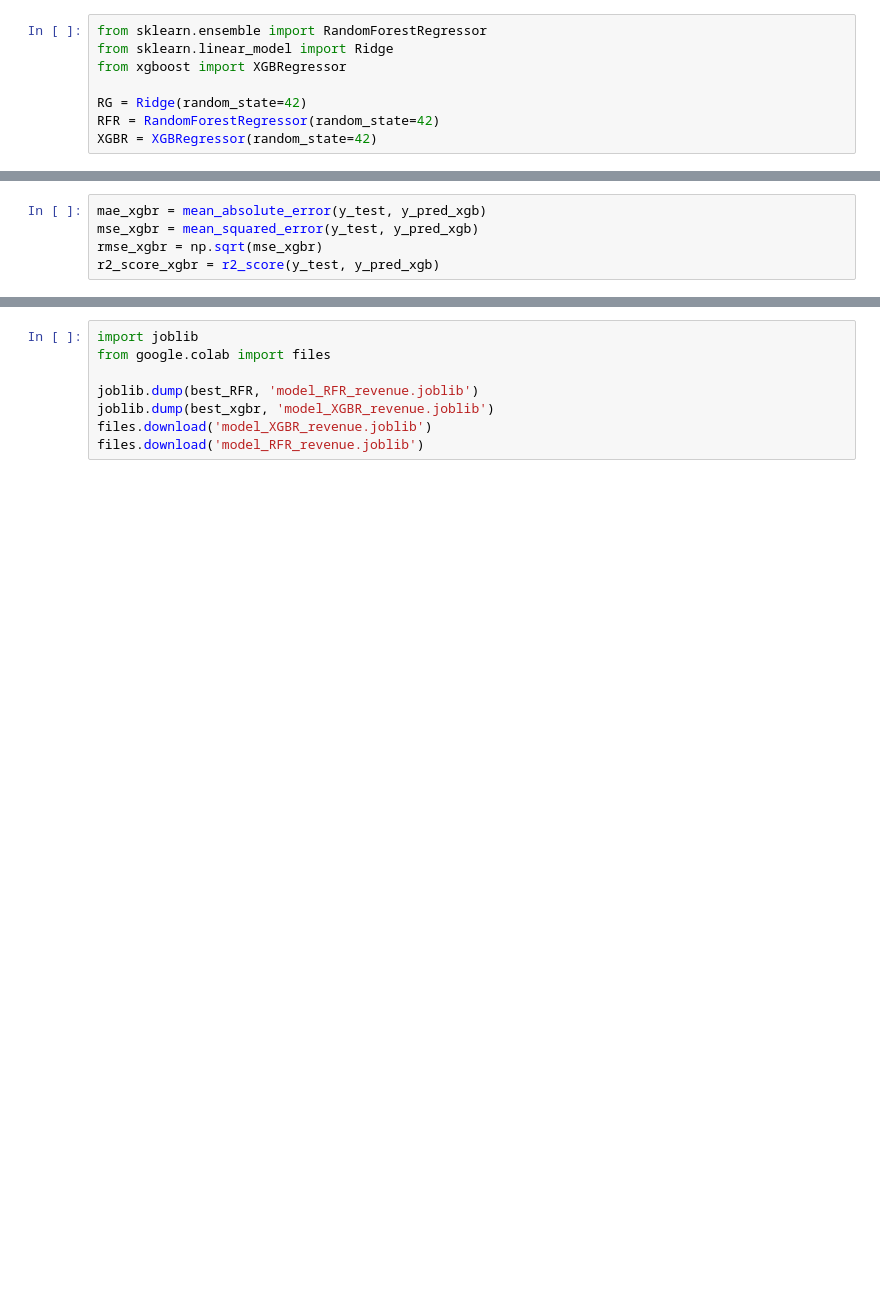
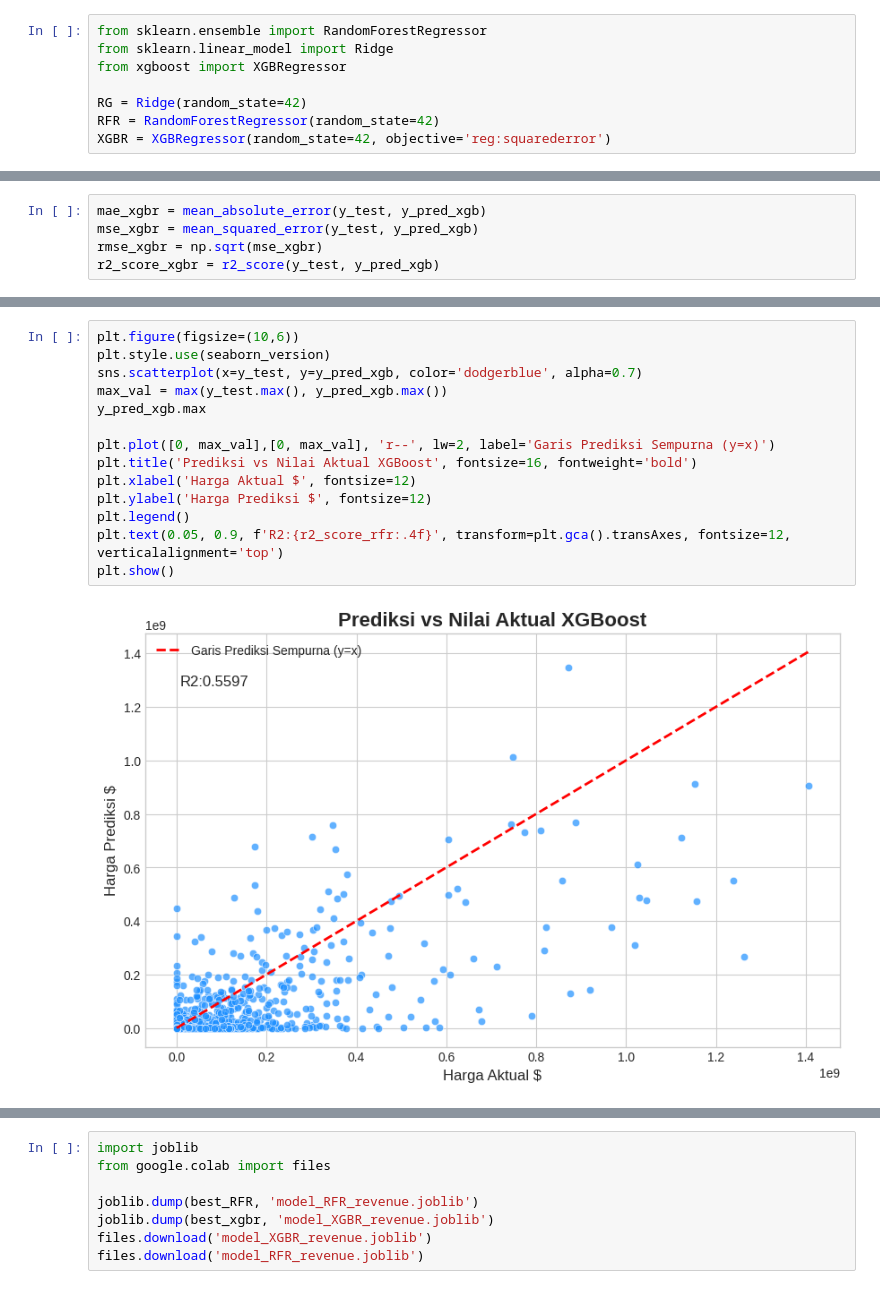
Before and after one commit to andiubaid09/Movie-Metadata-Intelligence, a Jupyter notebook: notebooks/03_Movie_Revenue_Prediction.ipynb, the cells around one changed output, grey strips where cells are left out. Saved outputs shown, nothing was run; the diff lists cells and outputs as text; blank space fills up the shorter version.

```diff
--- a/notebooks/03_Movie_Revenue_Prediction.ipynb
+++ b/notebooks/03_Movie_Revenue_Prediction.ipynb
@@ -777,7 +775,7 @@ from xgboost import XGBRegressor
 
 RG = Ridge(random_state=42)
 RFR = RandomForestRegressor(random_state=42)
-XGBR = XGBRegressor(random_state=42)
+XGBR = XGBRegressor(random_state=42, objective='reg:squarederror')
 # %% [markdown]
 **Model Linear**
 # %%
@@ -1099,3 +1158,19 @@ print(df_importaces_xgb.head(10))
+# %%
+plt.figure(figsize=(10,6))
+plt.style.use(seaborn_version)
+sns.scatterplot(x=y_test, y=y_pred_xgb, color='dodgerblue', alpha=0.7)
+max_val = max(y_test.max(), y_pred_xgb.max())
+y_pred_xgb.max
+
+plt.plot([0, max_val],[0, max_val], 'r--', lw=2, label='Garis Prediksi Sempurna (y=x)')
+plt.title('Prediksi vs Nilai Aktual XGBoost', fontsize=16, fontweight='bold')
+plt.xlabel('Harga Aktual $', fontsize=12)
+plt.ylabel('Harga Prediksi $', fontsize=12)
+plt.legend()
+plt.text(0.05, 0.9, f'R2:{r2_score_rfr:.4f}', transform=plt.gca().transAxes, fontsize=12, verticalalignment='top')
+plt.show()
+# %% [output]
+[figure, added]
 # %%
 plt.figure(figsize=(10,6))
 sns.barplot(x='importance', y='feature', data=df_importaces_xgb.head(10), palette='viridis')
```
Also changed, not shown: parts of 36 cells of this notebook.
